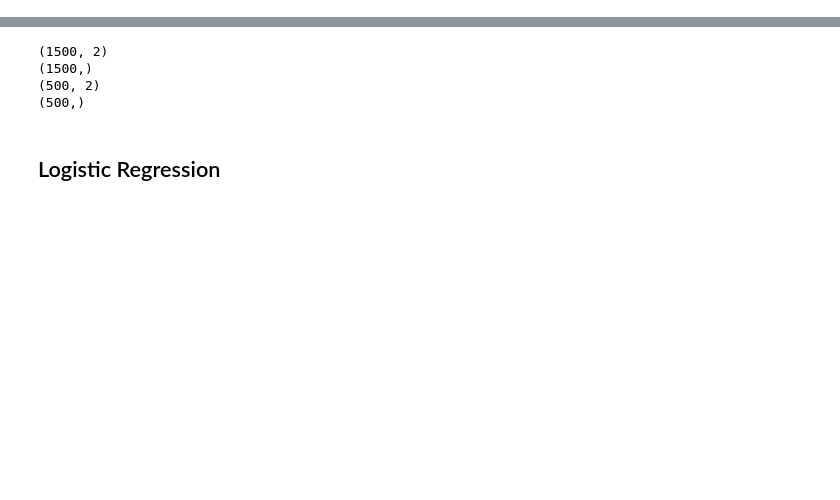
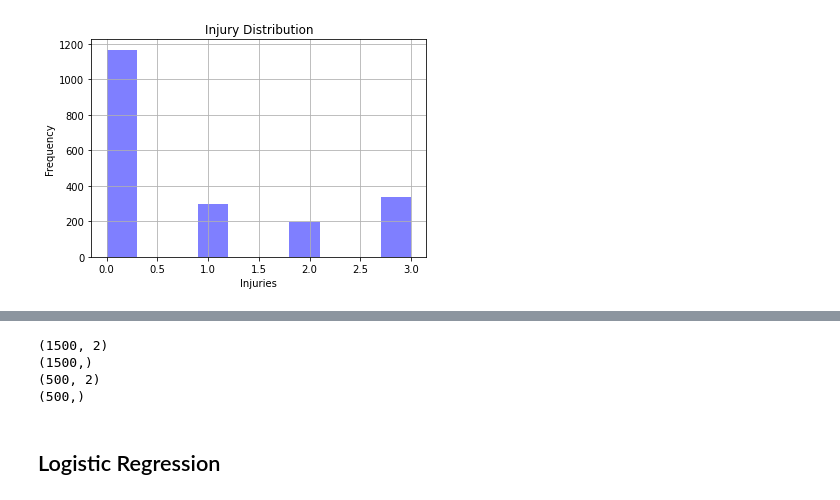
Before and after one commit to Keigan/DATA_ANALYTICS_TERM_PROJECT, a Jupyter notebook: TERM_PROJECT_CS329E.ipynb, the cells around one changed output, grey strips where cells are left out. Cells and saved outputs as stored; diff of their text form; code cells hidden in the pictures; blank space fills up the shorter version.

```diff
--- a/TERM_PROJECT_CS329E.ipynb
+++ b/TERM_PROJECT_CS329E.ipynb
@@ -99,0 +112,15 @@ crash_df
+# %%
+# plot crew_inj_level distribution
+plt.hist(crash_df['crew_inj_level'], facecolor='b', alpha=0.50)
+plt.xlabel('Injuries')
+plt.ylabel('Frequency')
+plt.title('Injury Distribution')
+plt.grid(True)
+
+# Injury Levels
+    # 0 --> None
+    # 1 --> Minor
+    # 2 --> Severe
+    # 3 --> Fatal
+# %% [output]
+[figure, added]
```
Also changed, not shown: parts of 28 cells of this notebook.
